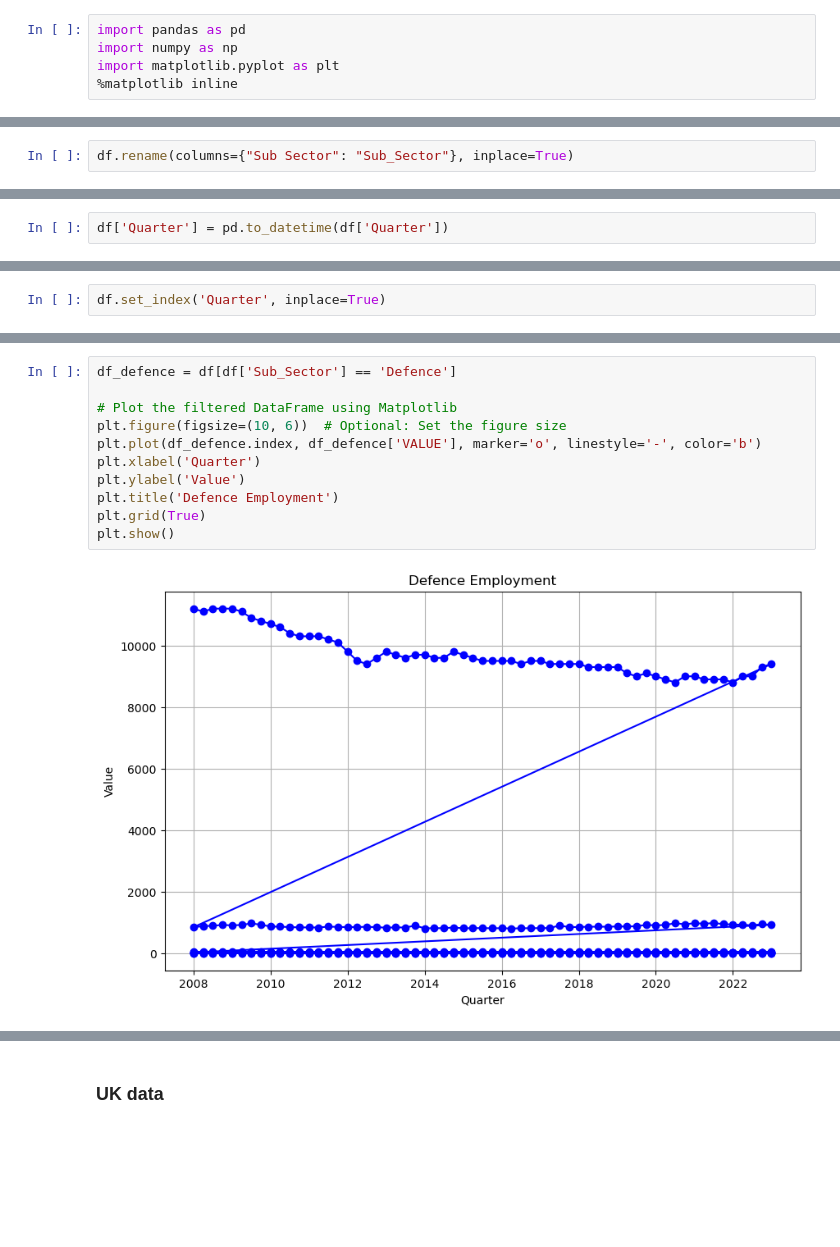
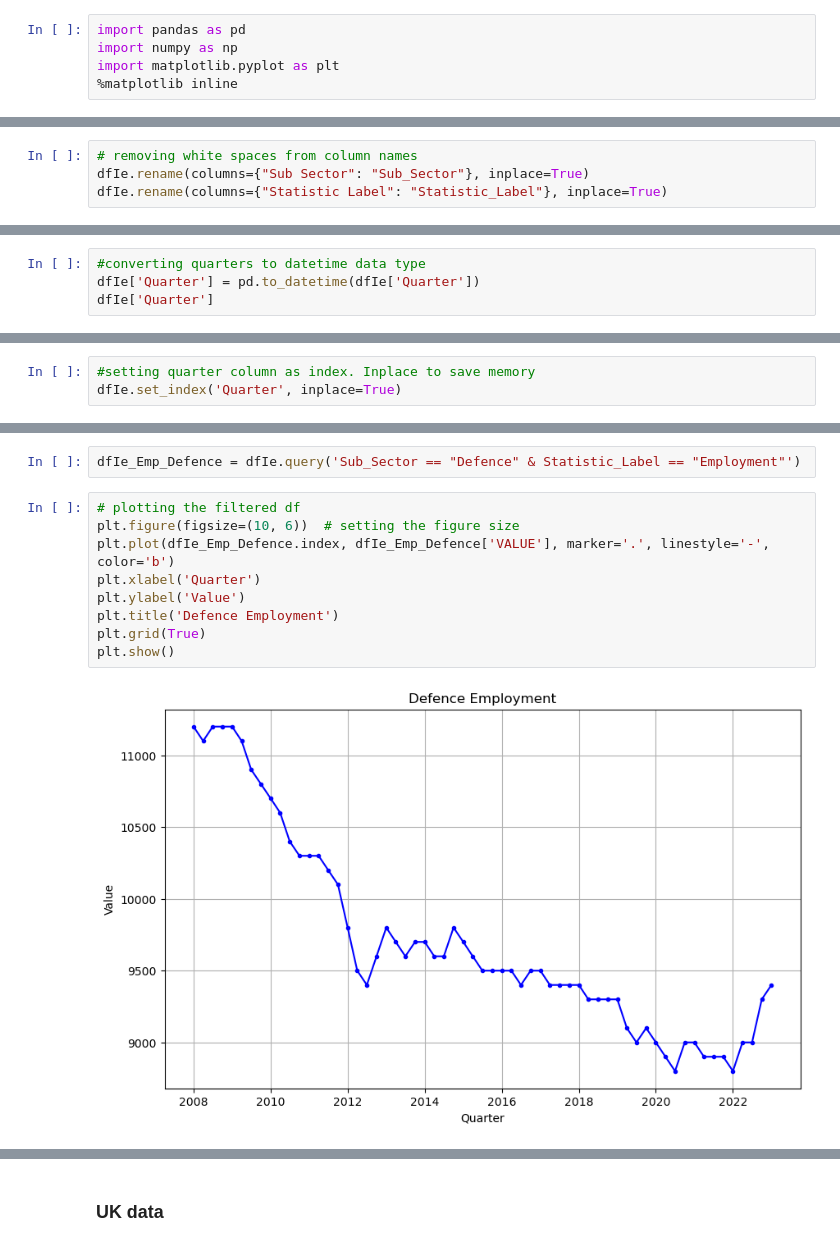
Before and after one commit to Carloselrecharlie/ML_assessment_repeat, a Jupyter notebook: sba22448_Integrated_CA-ML.ipynb, the cells around one changed output, grey strips where cells are left out. Saved outputs shown, nothing was run; the diff lists cells and outputs as text; blank space fills up the shorter version.

Commit message:
EDA from Ireland, line charts

```diff
--- a/sba22448_Integrated_CA-ML.ipynb
+++ b/sba22448_Integrated_CA-ML.ipynb
@@ -21,4 +24,6 @@ df
 | 5367 | EHQ10C08 | Average hourly total labour costs | 20231 | 2023Q1 | 08 | Total Public Sector excluding Sem... | Euro | 37.68 |
 5368 rows × 8 columns
 # %%
-df.rename(columns={"Sub Sector": "Sub_Sector"}, inplace=True)
+# removing white spaces from column names
+dfIe.rename(columns={"Sub Sector": "Sub_Sector"}, inplace=True)
+dfIe.rename(columns={"Statistic Label": "Statistic_Label"}, inplace=True)
@@ -135,2 +109,4 @@ Name: STATISTIC, Length: 5368, dtype: object
 # %%
-df['Quarter'] = pd.to_datetime(df['Quarter'])
+#converting quarters to datetime data type
+dfIe['Quarter'] = pd.to_datetime(dfIe['Quarter'])
+dfIe['Quarter']
@@ -137,3 +126,4 @@ df['Quarter'] = pd.to_datetime(df['Quarter'])
 # %%
-df.set_index('Quarter', inplace=True)
+#setting quarter column as index. Inplace to save memory
+dfIe.set_index('Quarter', inplace=True)
 # %%
@@ -156,13 +163,13 @@ df
+# %%
+dfIe_Emp_Defence = dfIe.query('Sub_Sector == "Defence" & Statistic_Label == "Employment"')
 # %%
-df_defence = df[df['Sub_Sector'] == 'Defence']
-
-# Plot the filtered DataFrame using Matplotlib
-plt.figure(figsize=(10, 6))  # Optional: Set the figure size
-plt.plot(df_defence.index, df_defence['VALUE'], marker='o', linestyle='-', color='b')
+# plotting the filtered df
+plt.figure(figsize=(10, 6))  # setting the figure size
+plt.plot(dfIe_Emp_Defence.index, dfIe_Emp_Defence['VALUE'], marker='.', linestyle='-', color='b')
 plt.xlabel('Quarter')
 plt.ylabel('Value')
 plt.title('Defence Employment')
 plt.grid(True)
 plt.show()
 # %% [output]
-[figure, old version]
+[figure, new version]
```
Also changed, not shown: parts of 17 cells of this notebook, 1 other file.
